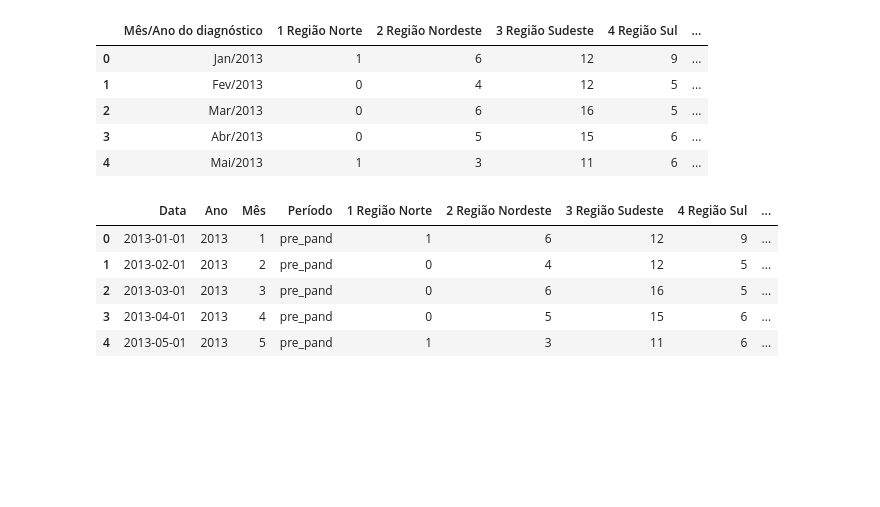
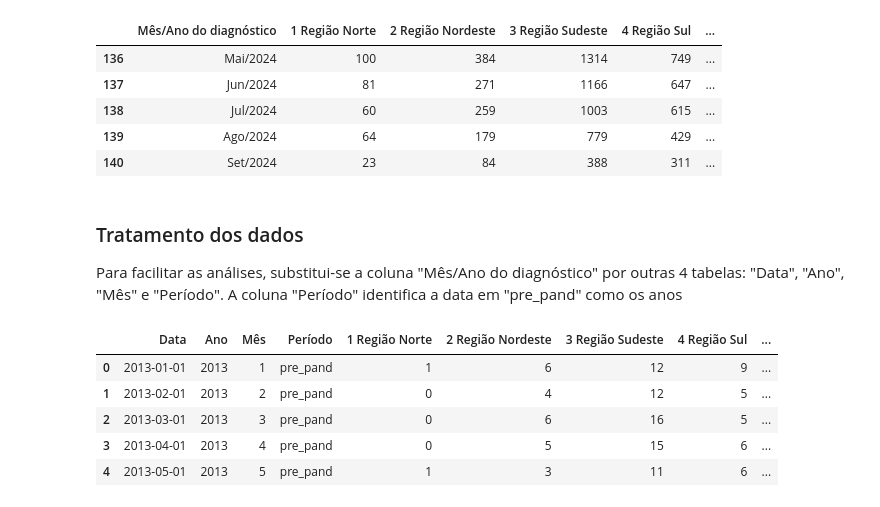
Before and after one commit to RenatoFleury/eda_data_sus, a Jupyter notebook: notebooks/eda_ccr_diagnostico.ipynb, the cells around one changed output. Cells and saved outputs as stored; diff of their text form; code cells hidden in the pictures; blank space fills up the shorter version.

```diff
--- a/eda_ccr_diagnostico.ipynb
+++ b/notebooks/eda_ccr_diagnostico.ipynb
@@ -1,22 +7,26 @@
 # %%
 from plotly.offline import init_notebook_mode
 init_notebook_mode(connected=True)
 import pandas as pd
 import plotly.express as px
 import plotly.graph_objects as go
 from functions import mes_para_numero, categorize_period
 
-csv_file = 'csv_files/ccr_diagnostico.csv'
-
+csv_file = '../csv_files/ccr_diagnostico.csv'
 origin_df = pd.read_csv(csv_file, sep=';')
-origin_df.head()
+origin_df.tail()
 # %% [output]
 |  | Mês/Ano do diagnóstico | 1 Região Norte | 2 Região Nordeste | 3 Região Sudeste | 4 Região Sul | ... |
-| 0 | Jan/2013 | 1 | 6 | 12 | 9 | ... |
-| 1 | Fev/2013 | 0 | 4 | 12 | 5 | ... |
-| 2 | Mar/2013 | 0 | 6 | 16 | 5 | ... |
-| 3 | Abr/2013 | 0 | 5 | 15 | 6 | ... |
-| 4 | Mai/2013 | 1 | 3 | 11 | 6 | ... |
+| 136 | Mai/2024 | 100 | 384 | 1314 | 749 | ... |
+| 137 | Jun/2024 | 81 | 271 | 1166 | 647 | ... |
+| 138 | Jul/2024 | 60 | 259 | 1003 | 615 | ... |
+| 139 | Ago/2024 | 64 | 179 | 779 | 429 | ... |
+| 140 | Set/2024 | 23 | 84 | 388 | 311 | ... |
+# %% [markdown]
+### Tratamento dos dados
+
+Para facilitar as análises, substitui-se a coluna "Mês/Ano do diagnóstico" por outras 4 tabelas: "Data", "Ano", "Mês" e "Período".
+A coluna "Período" identifica a data em "pre_pand" como os anos
 # %%
 columns = list(origin_df.columns)
 
```
Also changed, not shown: parts of 1 cell of this notebook, 4 other files.
